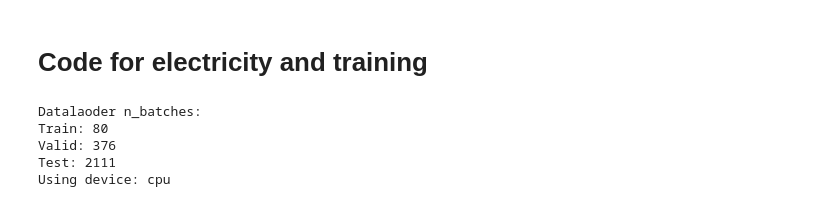
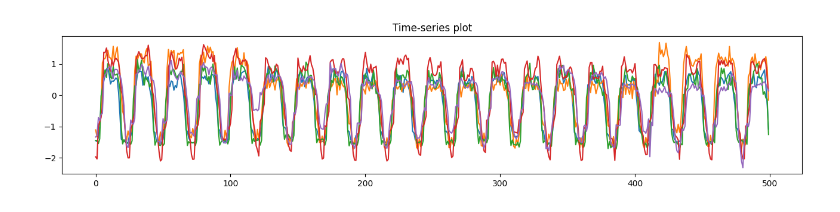
Before and after one commit to ben10ben/thesis, a Jupyter notebook: src/training_script.ipynb, the cells around one changed output. Drawn from its saved outputs; the diff is of its cells as text; code cells hidden in the pictures.

Commit message:
first succesfull training

```diff
--- a/src/training_script.ipynb
+++ b/src/training_script.ipynb
@@ -131,43 +28,0 @@ tensor_y = torch_tensor[:, 132:, :]
-# %% [markdown]
-# Code for electricity and training
-# %%
-# small multi batch dataset for trial
-train_tensor_small = train_tensor[:1, 0:, :] # 10 ids and 1000 timesteps -> 10 * (1000/144) = 60 timeseries
-valid_tensor_small = valid_tensor[:20, 0:, :]
-test_tensor_small = test_tensor[:, 0:, :]
-
-
-valid_tensor_id_1 = valid_tensor[:1, 0:, :]
-valid_tensor_id_2 =valid_tensor[2:3, 0:, :]
-
-# define input and output size for dataset creation and model config
-window_size = 132
-pred_length = 12
-
-# create dataset with mutiple input timeseries per id accodring to window_length/pred_length
-train_sliding_window = SlidingWindowTimeSeriesDataset(train_tensor_small, window_size, pred_length)
-valid_sliding_window = SlidingWindowTimeSeriesDataset(valid_tensor_small, window_size, pred_length)
-test_sliding_window = SlidingWindowTimeSeriesDataset(test_tensor_small, window_size, pred_length)
-
-
-train_dataloader = DataLoader(train_sliding_window, batch_size=64, shuffle=True, num_workers=5)
-valid_dataloader = DataLoader(valid_sliding_window, batch_size=32, shuffle=False)
-test_datalaoder = DataLoader(test_sliding_window, batch_size=32, shuffle=False)
-
-print(f"Datalaoder n_batches:\nTrain: {len(train_dataloader)}\nValid: {len(valid_dataloader)}\nTest: {len(test_datalaoder)}")
-
-device = torch.device("cuda" if torch.cuda.is_available() else "cpu")
-print(f"Using device: {device}")
-
-# defining all needed instances
-config = ModelConfig(lookback_len=window_size, pred_length=pred_length)
-model = iTransformer(config).to(device)
-optimizer = optim.Adam(model.parameters(), lr=0.0001)
-scheduler = optim.lr_scheduler.StepLR(optimizer, step_size=10, gamma=0.1)
-writer = SummaryWriter(log_dir='logs')
-# %% [output]
-Datalaoder n_batches:
-Train: 80
-Valid: 376
-Test: 2111
-Using device: cpu
@@ -186,0 +29,36 @@ def transorm(data):
+# %%
+try:
+    # Specify the file path where you want to save the dictionary
+    file_path = '/vol/fob-vol7/nebenf21/reinbene/bene/MA/data/electricity/electricity_dict.pkl'
+
+    # Load the dictionary from the file using pickle.load
+    with open(file_path, 'rb') as file:
+        data_dict = pickle.load(file)
+
+
+except FileNotFoundError:
+    data_dict = electricity_loader()
+
+    for key, value in data_dict.items():
+        data_dict[key] = df_to_tensor(value, standardize=True)
+    # Save the dictionary to the file using pickle.dump
+    with open(file_path, 'wb') as file:
+        pickle.dump(data_dict, file)
+
+
+train_tensor = data_dict["electricity_train"]
+val_tensor = data_dict["electricity_val"]
+# %%
+# sanity check if conversion worked correctly
+# select 5 random time-series and 500 datapoints each
+time_id = random.randint(0, train_tensor.size(0)-500)
+ids = random.randint(0, train_tensor.size(1)-5)
+numpy_array = train_tensor[time_id : time_id+500 , ids : ids+5].numpy()
+
+# Plot the NumPy array using Matplotlib
+plt.figure(figsize=(16, 3))
+plt.plot(numpy_array)
+plt.title("Time-series plot")
+plt.show()
+# %% [output]
+[figure, added]
```
Also changed, not shown: parts of 17 cells of this notebook, 11 other files.
